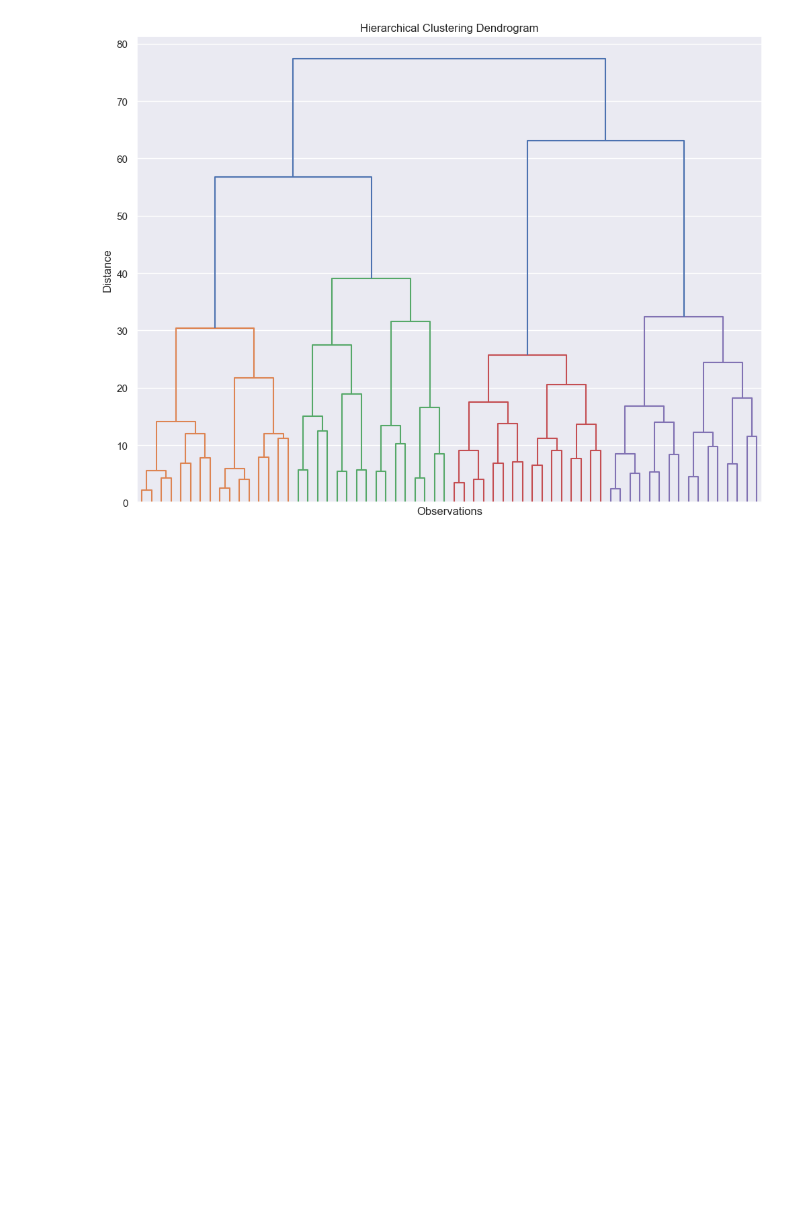
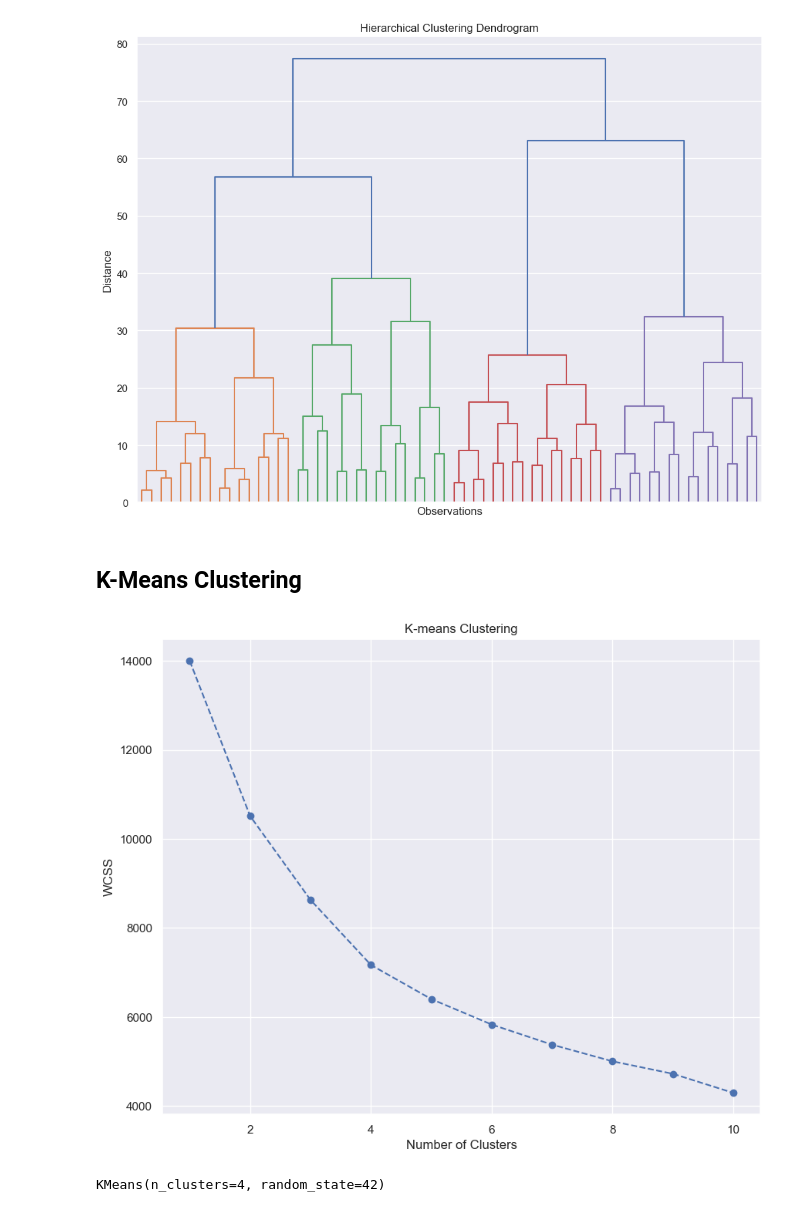
Before and after one commit to iliasstefanidis/Custmer-Analytics, a Jupyter notebook: Segmentation/Customer_Analytics_Portfolio.ipynb, the cells around one changed output. Drawn from its saved outputs; the diff is of its cells as text; code cells hidden in the pictures; blank space fills up the shorter version.

Commit message:
K-Means Clustering
First commit

```diff
--- a/Hierarchical Clustering/Customer_Analytics_Portfolio.ipynb
+++ b/Segmentation/Customer_Analytics_Portfolio.ipynb
@@ -89,3 +90,21 @@ no_labels=True,
 plt.show()
 # %% [output]
 [figure]
+# %% [markdown]
+## K-Means Clustering
+# %%
+wcss=[]
+for i in range(1,11):
+     kmeans=KMeans(n_clusters=i,init='k-means++',random_state=42)
+     kmeans.fit(segmentation_std)
+     wcss.append(kmeans.inertia_)
+#K-means++ is an algorith is an initialization algorith that finds the best cluster seeds(best starting points for the centroids)
+# %%
+plt.figure(figsize=(10,8))
+plt.plot(range(1,11),wcss,marker='o',linestyle='--')
+plt.xlabel('Number of Clusters')
+plt.ylabel('WCSS')
+plt.title('K-means Clustering')
+plt.show()
+# %% [output]
+[figure, added]
@@ -91,0 +115,4 @@ plt.show()
+# %%
+kmeans.fit(segmentation_std)
+# %% [output]
+KMeans(n_clusters=4, random_state=42)
```
Also changed, not shown: parts of 7 cells of this notebook, 1 other file.
